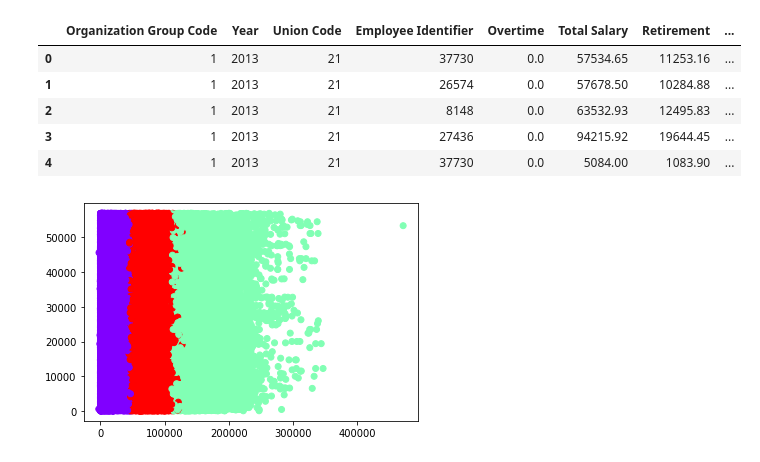
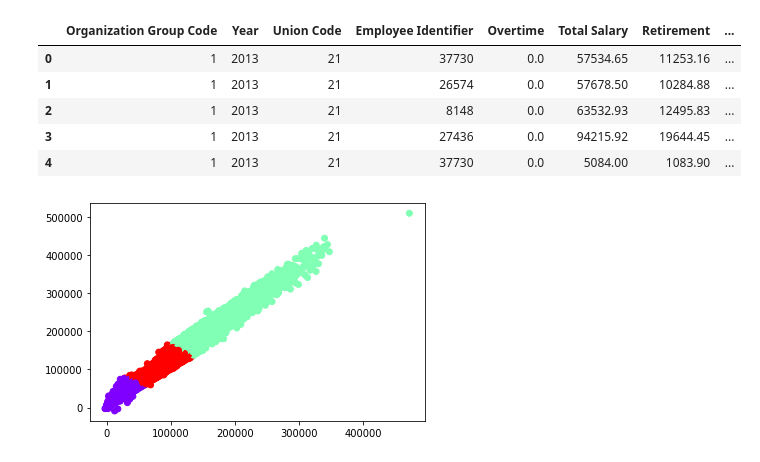
Before and after one commit to anshu109/unsupervised_learning, a Jupyter notebook: k_means.ipynb, the cells around one changed output. Drawn from its saved outputs; the diff is of its cells as text; code cells hidden in the pictures.

```diff
--- a/k_means.ipynb
+++ b/k_means.ipynb
@@ -341,8 +343,3 @@ plt.show()
 # %%
 
 kmeans=KMeans(n_clusters=3)
-# %%
-kmeans.fit(df1.drop(['Organization Group Code', 'Year', 'Union Code', 'Employee Identifier',
-       'Overtime', 'Retirement', 'Health and Dental',
-       'Other Benefits'],axis=1)
- )
@@ -352,0 +346,2 @@ KMeans(algorithm='auto', copy_x=True, init='k-means++', max_iter=300,
+# %%
+kmeans.fit(df1)
@@ -371,7 +376,8 @@ df1.head()
 | 3 | 1 | 2013 | 21 | 27436 | 0.0 | 94215.92 | 19644.45 | ... |
 | 4 | 1 | 2013 | 21 | 37730 | 0.0 | 5084.00 | 1083.90 | ... |
 # %%
-plt.scatter(df1.iloc[:,5].values,df.iloc[:,10].values, c=kmeans.labels_, cmap="rainbow")
+plt.scatter(df1.iloc[:,5].values,df.iloc[:,-1].values, c=kmeans.labels_, cmap="rainbow")
+
 plt.show()
 # %% [output]
-[figure, old version]
+[figure, new version]
```
Also changed, not shown: parts of 5 cells of this notebook.
